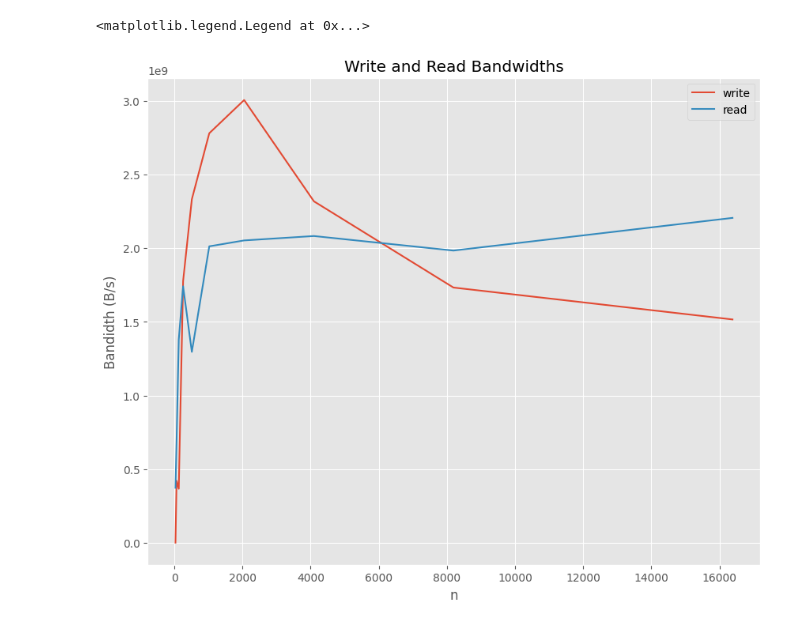
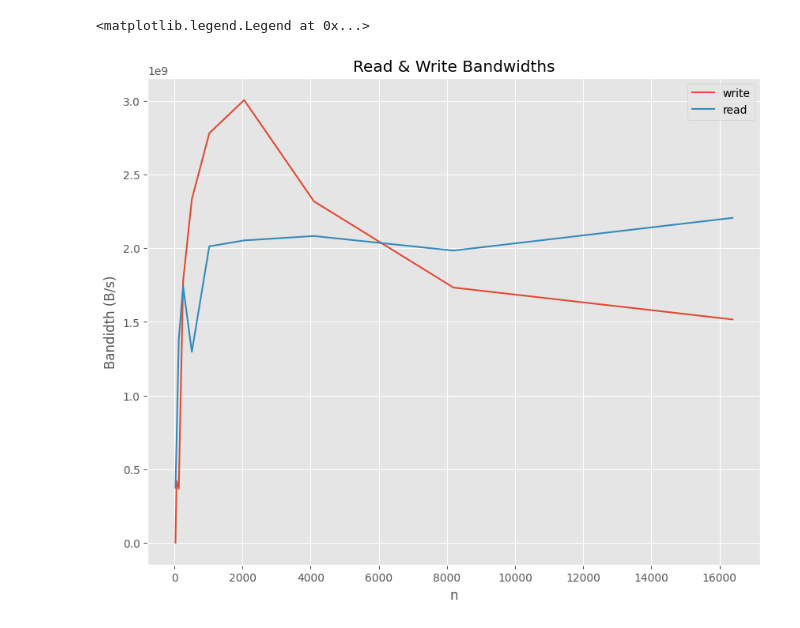
Before and after one commit to wrenparismoe/uw-hpc-cpp, a Jupyter notebook: HW4/q1/q1-plot.ipynb, the cells around one changed output. Saved outputs shown, nothing was run; the diff lists cells and outputs as text; code cells hidden in the pictures.

```diff
--- a/HW4/q1/q1-plot.ipynb
+++ b/HW4/q1/q1-plot.ipynb
@@ -3,26 +3,26 @@ import numpy as np
 import pandas as pd
 import matplotlib.pyplot as plt
 # %%
-data = pd.read_csv("HW4/q1/performance.csv")
+data = pd.read_csv("performance.csv")
 
 data["write_bandwidth"] = data["bytes"] / data["write_time"]
 data["read_bancwidth"] = data["bytes"] / data["read_time"]
 # %%
 # Set plot style to ggplot
 plt.style.use("ggplot")
 
 # Plot write and read bandwidths
 fig = plt.figure(figsize=(10, 8))
 # set title
-plt.title("Write and Read Bandwidths")
+plt.title("Read & Write Bandwidths")
 
 
 plt.plot(data["n"], data["write_bandwidth"], label="write")
 plt.plot(data["n"], data["read_bancwidth"], label="read")
 
 plt.xlabel("n")
 plt.ylabel("Bandidth (B/s)")
 plt.legend()
 # %% [output]
 <matplotlib.legend.Legend at 0x...>
-[figure, old version]
+[figure, new version]
```
Also changed, not shown: 7 other files.
